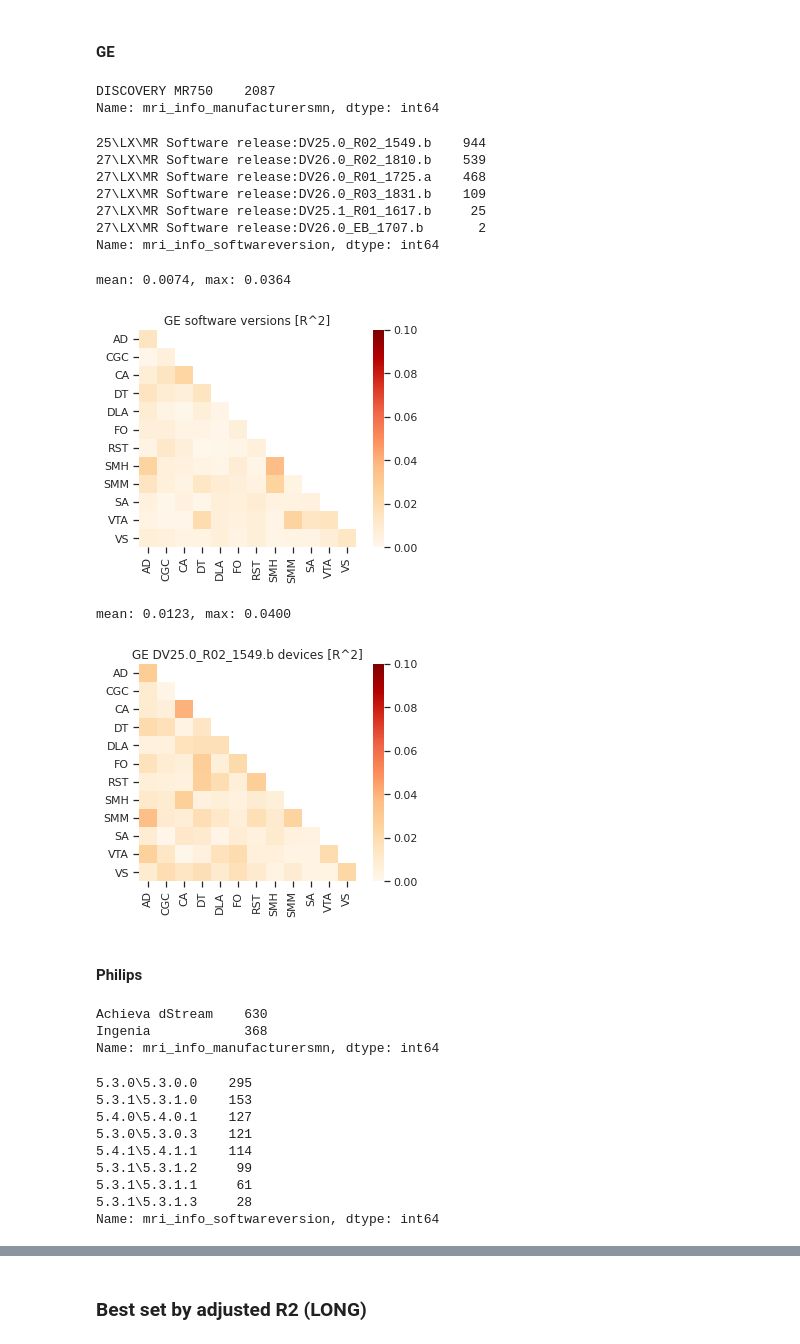
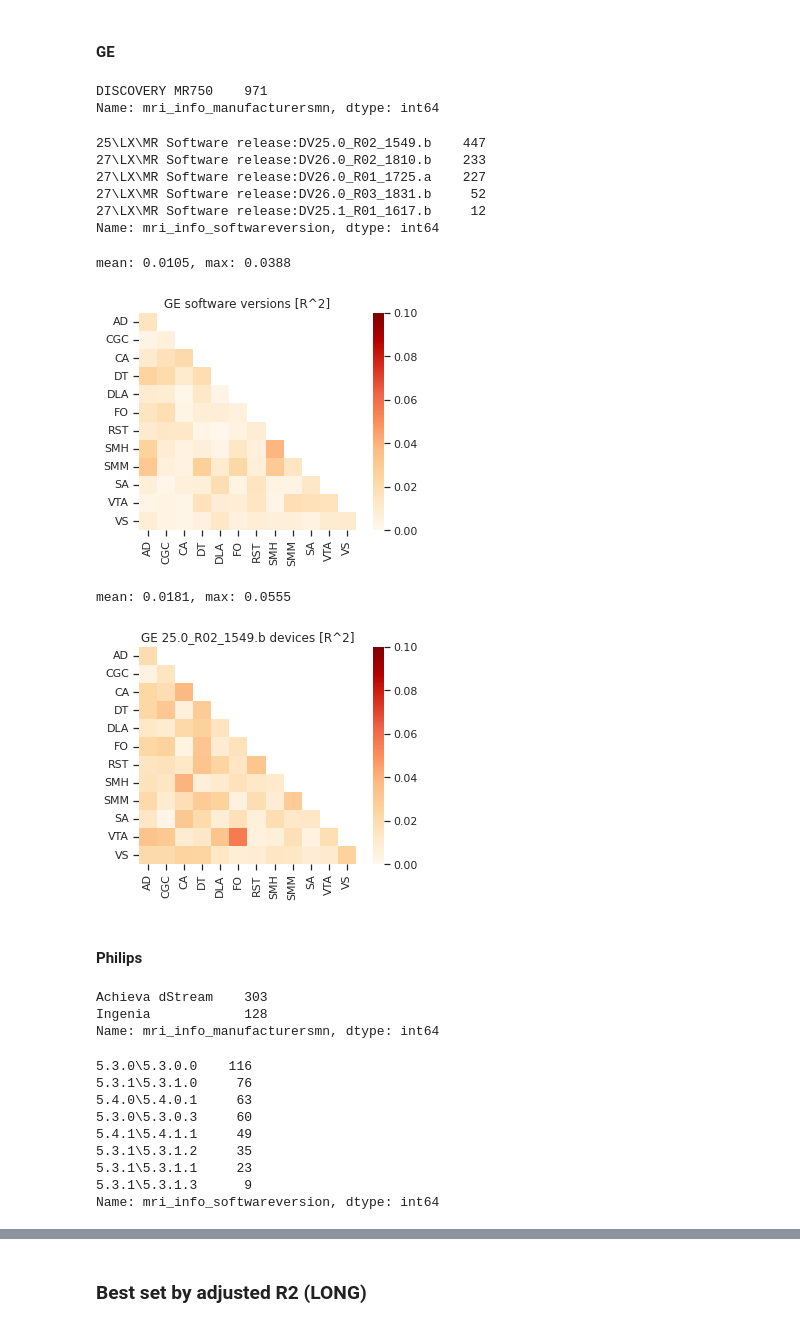
Before and after one commit to AKSoo/StructFunc, a Jupyter notebook: code/ConfoundEffects.ipynb, the cells around one changed output, grey strips where cells are left out. Saved outputs shown, nothing was run; the diff lists cells and outputs as text; code cells hidden in the pictures.

```diff
--- a/code/ConfoundEffects.ipynb
+++ b/code/ConfoundEffects.ipynb
@@ -138,9 +148,6 @@ syngo MR E11    5291
 Name: mri_info_softwareversion, dtype: int64
 # %%
-residresult = confound_residuals(
-    fcon, sm.OLS,
-    scan.loc[siemens_idx, 'mri_info_manufacturersmn']
-)
+residresult = confound_residuals(fcon, sm.OLS, scan_siemens['mri_info_manufacturersmn'])
 r2s = residresult['results'].apply(lambda r: r.rsquared)
 
 print(f'mean: {r2s.mean():.4f}, max: {r2s.max():.4f}')
@@ -155,8 +162,8 @@ mean: 0.0018, max: 0.0084
 # %%
 residresult = confound_residuals(
     fcon, sm.OLS,
-    scan.loc[scan['mri_info_manufacturersmn'] == 'Prisma_fit',
-             'mri_info_deviceserialnumber']
+    scan_siemens.loc[scan_siemens['mri_info_manufacturersmn'] == 'Prisma_fit',
+                     'mri_info_deviceserialnumber']
 )
 r2s = residresult['results'].apply(lambda r: r.rsquared)
 
@@ -172,27 +179,23 @@ mean: 0.0160, max: 0.0525
 # %% [markdown]
 #### GE
 # %%
-ge_idx = scan['mri_info_manufacturer'].str.startswith('GE')
+scan_ge = scan_groups.get_group('GE MEDICAL SYSTEMS')
 # %%
-scan.loc[ge_idx, 'mri_info_manufacturersmn'].value_counts()
+scan_ge['mri_info_manufacturersmn'].value_counts()
 # %% [output]
-DISCOVERY MR750    2087
+DISCOVERY MR750    971
 Name: mri_info_manufacturersmn, dtype: int64
 # %%
-scan.loc[ge_idx, 'mri_info_softwareversion'].value_counts()
+scan_ge['mri_info_softwareversion'].value_counts()
 # %% [output]
-25\LX\MR Software release:DV25.0_R02_1549.b    944
-27\LX\MR Software release:DV26.0_R02_1810.b    539
-27\LX\MR Software release:DV26.0_R01_1725.a    468
-27\LX\MR Software release:DV26.0_R03_1831.b    109
-27\LX\MR Software release:DV25.1_R01_1617.b     25
-27\LX\MR Software release:DV26.0_EB_1707.b       2
+25\LX\MR Software release:DV25.0_R02_1549.b    447
+27\LX\MR Software release:DV26.0_R02_1810.b    233
+27\LX\MR Software release:DV26.0_R01_1725.a    227
+27\LX\MR Software release:DV26.0_R03_1831.b     52
+27\LX\MR Software release:DV25.1_R01_1617.b     12
 Name: mri_info_softwareversion, dtype: int64
 # %%
-residresult = confound_residuals(
-    fcon, sm.OLS,
-    scan.loc[ge_idx, 'mri_info_softwareversion']
-)
+residresult = confound_residuals(fcon, sm.OLS, scan_ge['mri_info_softwareversion'])
 r2s = residresult['results'].apply(lambda r: r.rsquared)
 
 print(f'mean: {r2s.mean():.4f}, max: {r2s.max():.4f}')
@@ -202,25 +205,25 @@ with sns.axes_style('ticks'):
 ax.set_title('GE software versions [R^2]')
 plt.show()
 # %% [output]
-mean: 0.0074, max: 0.0364
+mean: 0.0105, max: 0.0388
-[figure, old version]
+[figure, new version]
 # %%
 residresult = confound_residuals(
     fcon, sm.OLS,
-    scan.loc[scan['mri_info_softwareversion'].str.endswith('DV25.0_R02_1549.b'),
-             'mri_info_deviceserialnumber']
+    scan_ge.loc[scan_ge['mri_info_softwareversion'].str.endswith('DV25.0_R02_1549.b'),
+                'mri_info_deviceserialnumber']
 )
 r2s = residresult['results'].apply(lambda r: r.rsquared)
 
 print(f'mean: {r2s.mean():.4f}, max: {r2s.max():.4f}')
 
 with sns.axes_style('ticks'):
     ax = plotting.plot_fcon(r2s, cmap='OrRd', vmax=0.10, vmin=0)
-ax.set_title('GE DV25.0_R02_1549.b devices [R^2]')
+ax.set_title('GE 25.0_R02_1549.b devices [R^2]')
 plt.show()
 # %% [output]
-mean: 0.0123, max: 0.0400
+mean: 0.0181, max: 0.0555
-[figure, old version]
+[figure, new version]
 # %% [markdown]
 #### Philips
 # %%
@@ -228,19 +231,19 @@ philips_idx = scan['mri_info_manufacturer'].str.startswith('Philips')
 # %%
-scan.loc[philips_idx, 'mri_info_manufacturersmn'].value_counts()
+scan_philips['mri_info_manufacturersmn'].value_counts()
 # %% [output]
-Achieva dStream    630
-Ingenia            368
+Achieva dStream    303
+Ingenia            128
 Name: mri_info_manufacturersmn, dtype: int64
 # %%
-scan.loc[philips_idx, 'mri_info_softwareversion'].value_counts()
+scan_philips['mri_info_softwareversion'].value_counts()
 # %% [output]
-5.3.0\5.3.0.0    295
-5.3.1\5.3.1.0    153
-5.4.0\5.4.0.1    127
-5.3.0\5.3.0.3    121
-5.4.1\5.4.1.1    114
-5.3.1\5.3.1.2     99
-5.3.1\5.3.1.1     61
-5.3.1\5.3.1.3     28
+5.3.0\5.3.0.0    116
+5.3.1\5.3.1.0     76
+5.4.0\5.4.0.1     63
+5.3.0\5.3.0.3     60
+5.4.1\5.4.1.1     49
+5.3.1\5.3.1.2     35
+5.3.1\5.3.1.1     23
+5.3.1\5.3.1.3      9
 Name: mri_info_softwareversion, dtype: int64
 # %%
```
Also changed, not shown: parts of 58 cells of this notebook.
